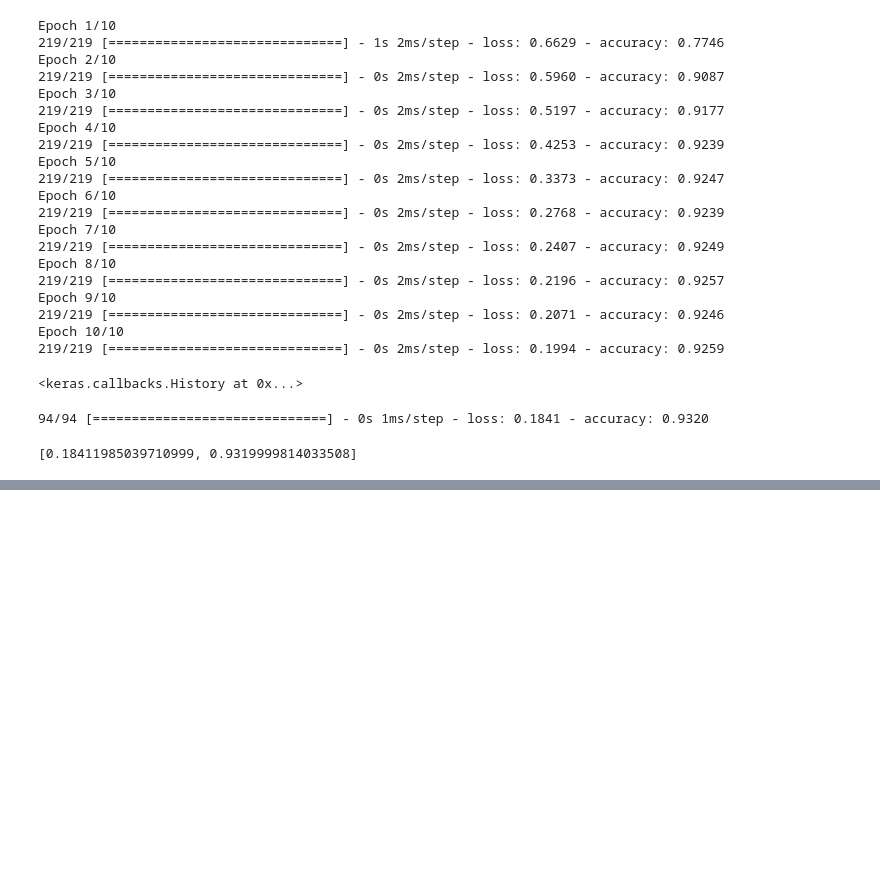
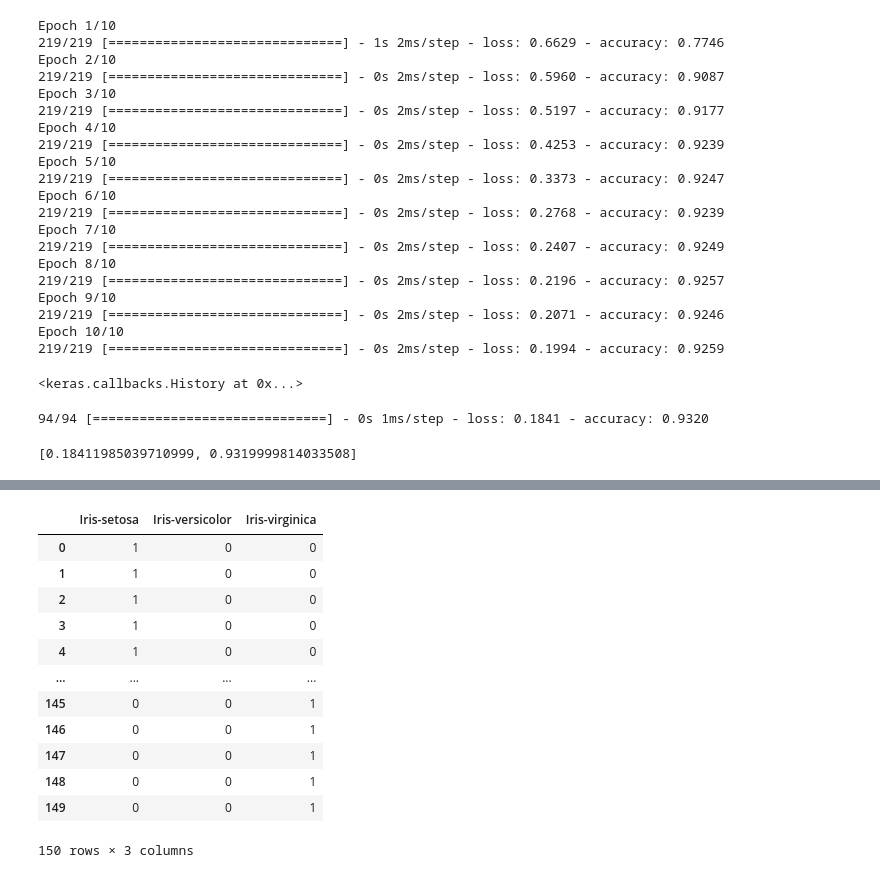
Before and after one commit to kurrnia/Dicoding, a Jupyter notebook: dicoding.ipynb, the cells around one changed output, grey strips where cells are left out. Drawn from its saved outputs; the diff is of its cells as text; code cells hidden in the pictures; blank space fills up the shorter version.

```diff
--- a/dicoding.ipynb
+++ b/dicoding.ipynb
@@ -154,0 +195,17 @@ model.evaluate(X_test, Y_test)
+# %%
+category = pd.get_dummies(df.Species)
+category
+# %% [output]
+|  | Iris-setosa | Iris-versicolor | Iris-virginica |
+| 0 | 1 | 0 | 0 |
+| 1 | 1 | 0 | 0 |
+| 2 | 1 | 0 | 0 |
+| 3 | 1 | 0 | 0 |
+| 4 | 1 | 0 | 0 |
+| ... | ... | ... | ... |
+| 145 | 0 | 0 | 1 |
+| 146 | 0 | 0 | 1 |
+| 147 | 0 | 0 | 1 |
+| 148 | 0 | 0 | 1 |
+| 149 | 0 | 0 | 1 |
+150 rows × 3 columns
```
Also changed, not shown: parts of 15 cells of this notebook.
